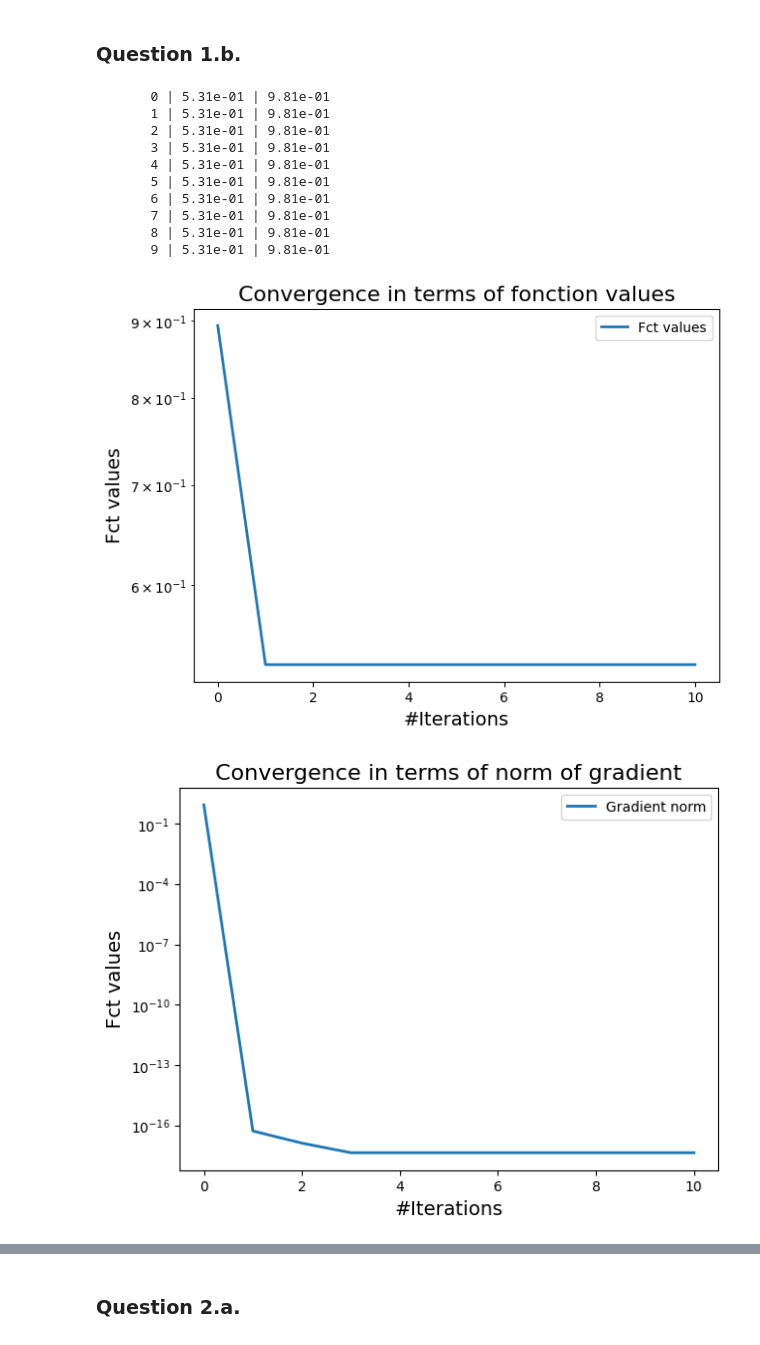
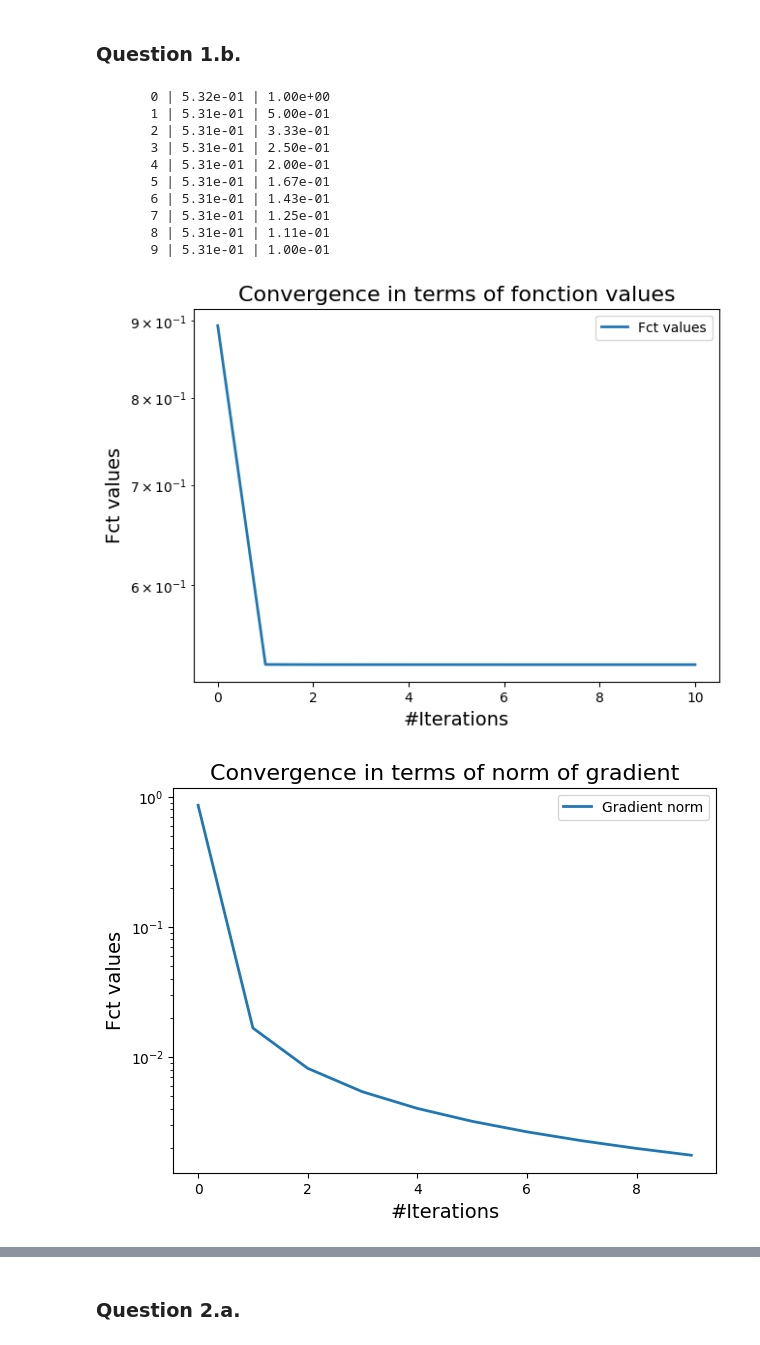
Before and after one commit to Pi-erren/psl_iasd_works, a Jupyter notebook: optimization/project/ml_optimization_project.ipynb, the cells around one changed output, grey strips where cells are left out. Drawn from its saved outputs; the diff is of its cells as text; code cells hidden in the pictures.

```diff
--- a/optimization/project/ml_optimization_project.ipynb
+++ b/optimization/project/ml_optimization_project.ipynb
@@ -27,28 +30,24 @@ from utils.utils import visualize
 # %%
 np.random.seed(0)
 n = 100
 X = np.random.normal(0, 1, n).reshape(n, 1)
 y = np.random.normal(0, 1, n).reshape(n, 1)
 w0 = np.random.random(1).reshape(1, 1)
+pblinreg = RegPb(X=X, y=y, w=w0, lambda_reg=0)
 
-pblinreg = RegPb(X=X, y=y, lbda=0, loss="l2")
+loss_vals = gd(pblinreg, stepchoice=1, init_step=1, n_iter=10, verbose=True)
+visualize(data={"Fct values": loss_vals}, title="fonction values")
+visualize(data={"Gradient norm": pblinreg.g_norm_list}, title="norm of gradient")
+# %% [output]
+       0 | 5.32e-01 | 1.00e+00
+       1 | 5.31e-01 | 5.00e-01
+       2 | 5.31e-01 | 3.33e-01
+       3 | 5.31e-01 | 2.50e-01
+       4 | 5.31e-01 | 2.00e-01
+       5 | 5.31e-01 | 1.67e-01
+       6 | 5.31e-01 | 1.43e-01
+       7 | 5.31e-01 | 1.25e-01
+       8 | 5.31e-01 | 1.11e-01
+       9 | 5.31e-01 | 1.00e-01
+[figure, added]
+[figure, added]
-# %%
-_, fct_val, norm_grad_val = gd(
-    w0, pblinreg, stepchoice=0, stepbar=1, n_iter=10, verbose=True
-)
-
-visualize(data={"Fct values": fct_val}, title="fonction values")
-visualize(data={"Gradient norm": norm_grad_val}, title="norm of gradient")
-# %% [output]
-       0 | 5.31e-01 | 9.81e-01
-       1 | 5.31e-01 | 9.81e-01
-       2 | 5.31e-01 | 9.81e-01
-       3 | 5.31e-01 | 9.81e-01
-       4 | 5.31e-01 | 9.81e-01
-       5 | 5.31e-01 | 9.81e-01
-       6 | 5.31e-01 | 9.81e-01
-       7 | 5.31e-01 | 9.81e-01
-       8 | 5.31e-01 | 9.81e-01
-       9 | 5.31e-01 | 9.81e-01
-[figure, removed]
-[figure, removed]
```
Also changed, not shown: parts of 7 cells of this notebook, 5 other files.
